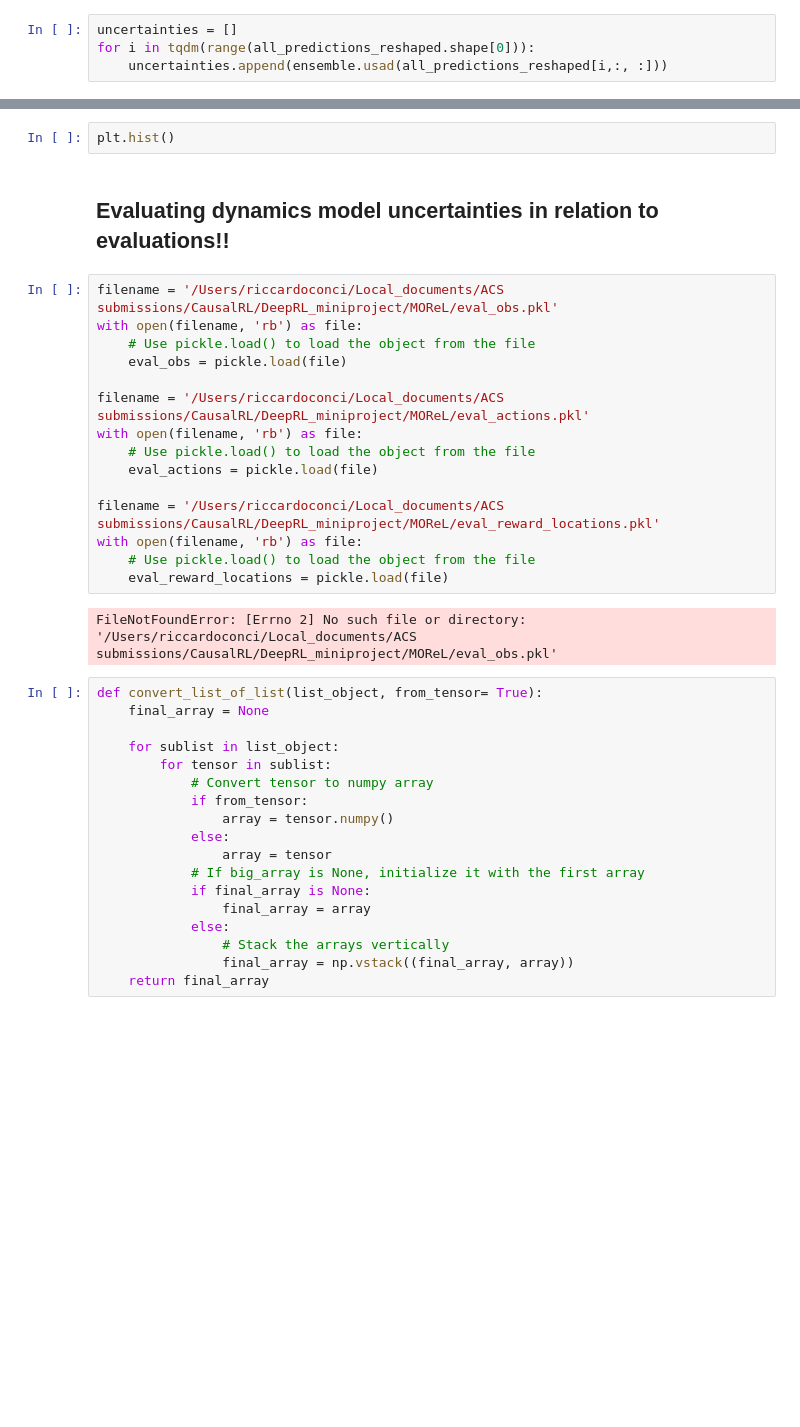
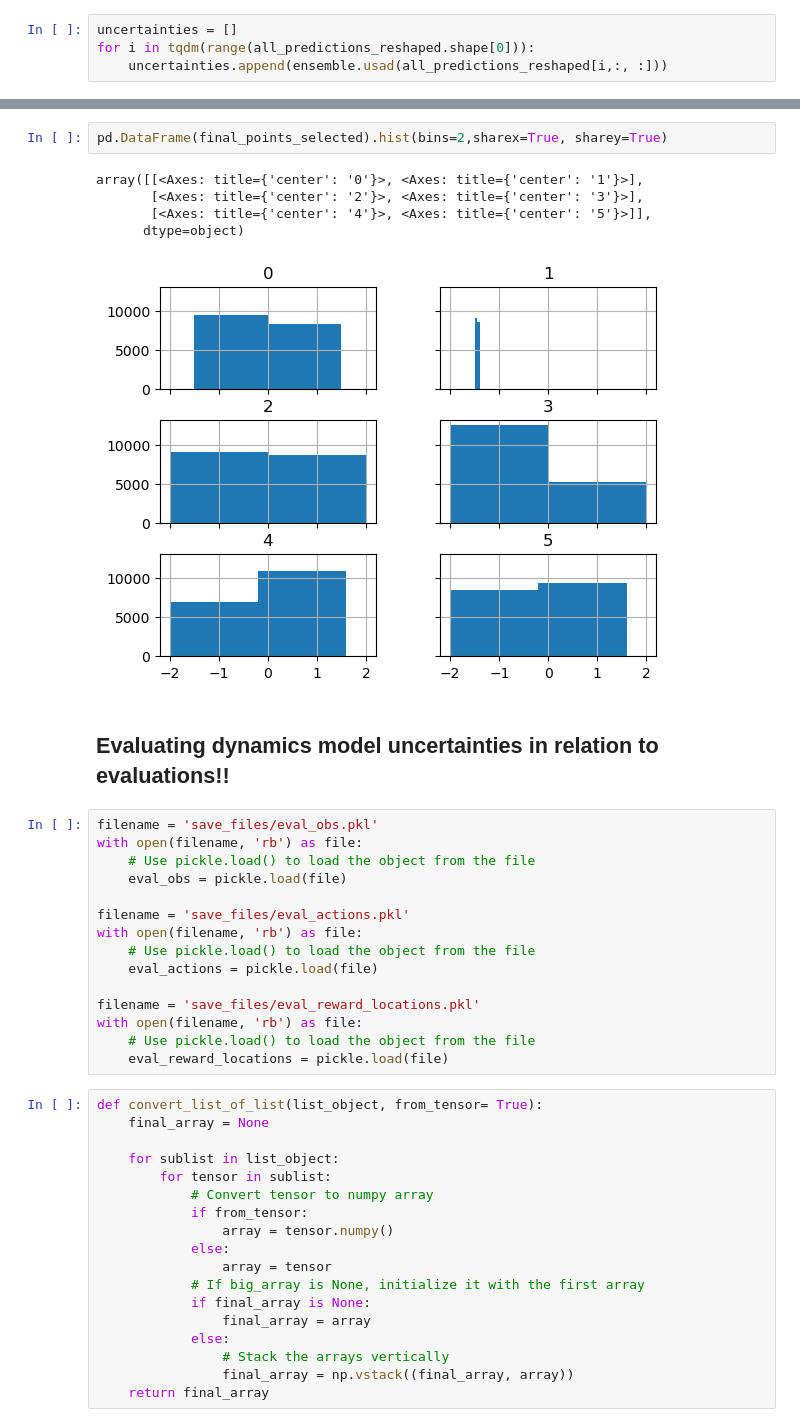
Before and after one commit to rickconci/DeepRL, a Jupyter notebook: MORel/Uncertainty_checks.ipynb, the cells around one changed output, grey strips where cells are left out. Drawn from its saved outputs; the diff is of its cells as text; blank space fills up the shorter version.

```diff
--- a/MORel/Uncertainty_checks.ipynb
+++ b/MORel/Uncertainty_checks.ipynb
@@ -838,24 +847,28 @@ plt.show()
-# %%
-plt.hist()
+# %%
+pd.DataFrame(final_points_selected).hist(bins=2,sharex=True, sharey=True)
+# %% [output]
+array([[<Axes: title={'center': '0'}>, <Axes: title={'center': '1'}>],
+       [<Axes: title={'center': '2'}>, <Axes: title={'center': '3'}>],
+       [<Axes: title={'center': '4'}>, <Axes: title={'center': '5'}>]],
+      dtype=object)
+[figure, added]
 # %% [markdown]
 ## Evaluating dynamics model uncertainties in relation to evaluations!!
 # %%
-filename = '/Users/riccardoconci/Local_documents/ACS submissions/CausalRL/DeepRL_miniproject/MOReL/eval_obs.pkl'
+filename = 'save_files/eval_obs.pkl'
 with open(filename, 'rb') as file:
     # Use pickle.load() to load the object from the file
     eval_obs = pickle.load(file)
 
-filename = '/Users/riccardoconci/Local_documents/ACS submissions/CausalRL/DeepRL_miniproject/MOReL/eval_actions.pkl'
+filename = 'save_files/eval_actions.pkl'
 with open(filename, 'rb') as file:
     # Use pickle.load() to load the object from the file
     eval_actions = pickle.load(file)
 
-filename = '/Users/riccardoconci/Local_documents/ACS submissions/CausalRL/DeepRL_miniproject/MOReL/eval_reward_locations.pkl'
+filename = 'save_files/eval_reward_locations.pkl'
 with open(filename, 'rb') as file:
     # Use pickle.load() to load the object from the file
     eval_reward_locations = pickle.load(file)
-# %% [output]
-FileNotFoundError: [Errno 2] No such file or directory: '/Users/riccardoconci/Local_documents/ACS submissions/CausalRL/DeepRL_miniproject/MOReL/eval_obs.pkl'
 # %%
 def convert_list_of_list(list_object, from_tensor= True):
     final_array = None
```
Also changed, not shown: parts of 14 cells of this notebook, 3 other files.
